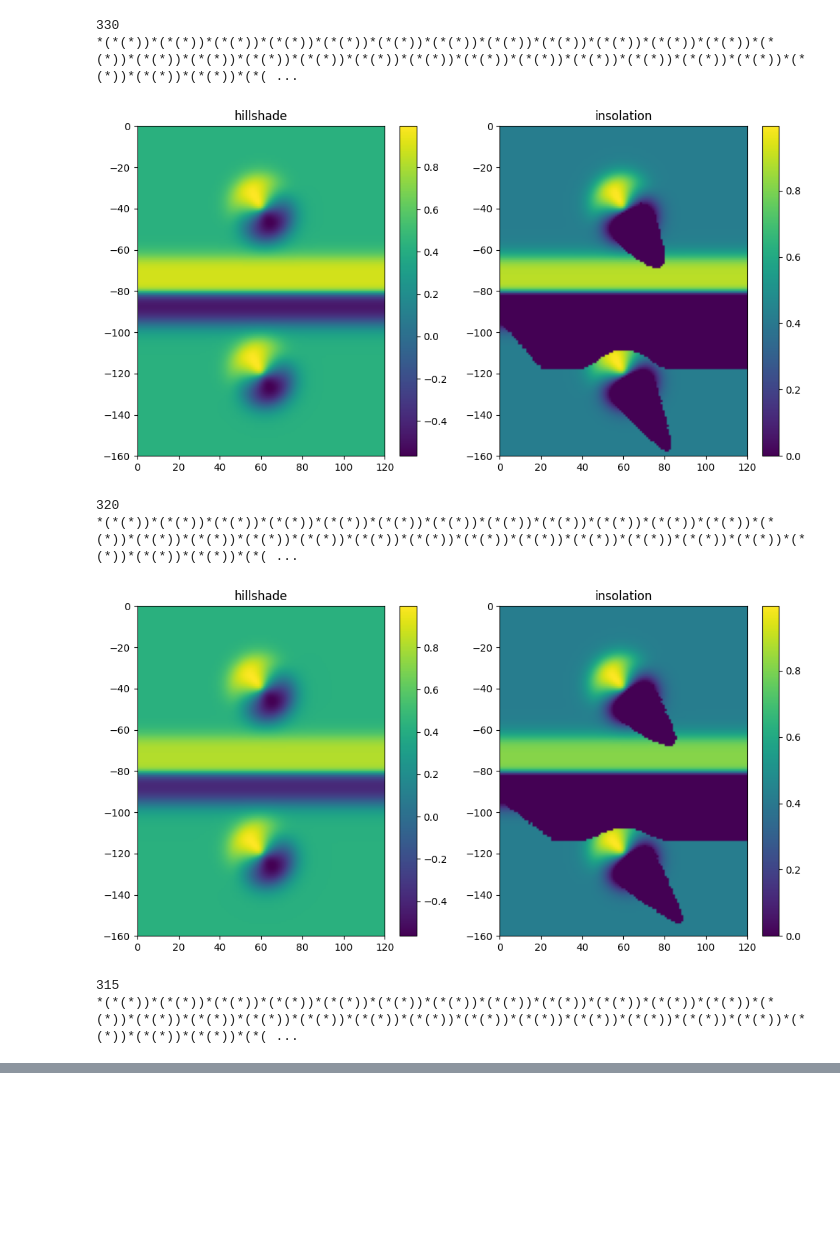
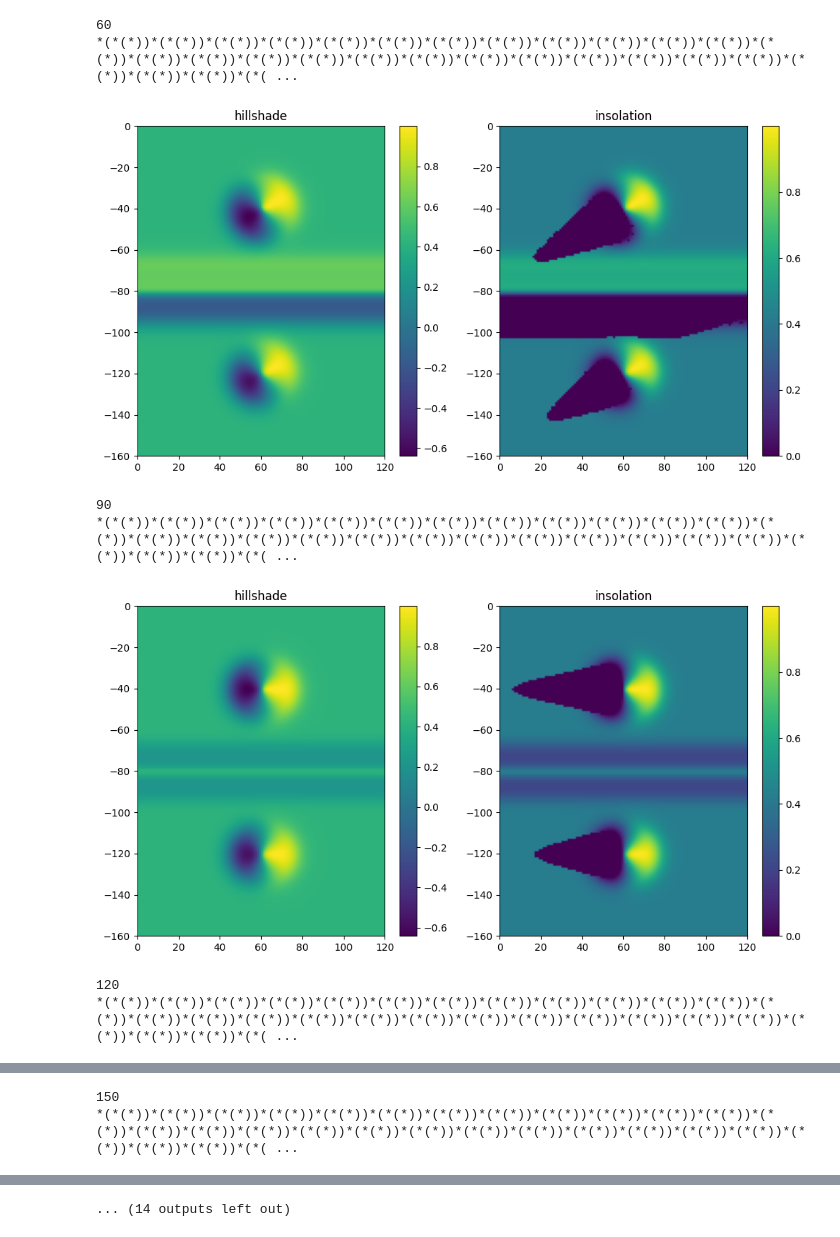
Before and after one commit to dankluskiewicz/insolation_model, a Jupyter notebook: development/shading.ipynb, the cells around one changed output, grey strips where cells are left out. Saved outputs shown, nothing was run; the diff lists cells and outputs as text; code cells hidden in the pictures; blank space fills up the shorter version.

```diff
--- a/development/shading.ipynb
+++ b/development/shading.ipynb
@@ -19,7 +19,7 @@ vis.hillshade(dem, solar_azimuth=45, solar_elevation=45, vmin=0, vmax=1)
 # %%
 solar_elevation_angle = 25
 
-for solar_azimuth_angle in -np.array([0, 10, 30, 40, 45]) % 360:
+for solar_azimuth_angle in np.arange(0, 361, 30):
     print(solar_azimuth_angle)
 
     hillshade = dem_to_hillshade(
@@ -47,8 +47,8 @@ for solar_azimuth_angle in -np.array([0, 10, 30, 40, 45]) % 360:
-330
+60
 *(*(*))*(*(*))*(*(*))*(*(*))*(*(*))*(*(*))*(*(*))*(*(*))*(*(*))*(*(*))*(*(*))*(*(*))*(*(*))*(*(*))*(*(*))*(*(*))*(*(*))*(*(*))*(*(*))*(*(*))*(*(*))*(*(*))*(*(*))*(*(*))*(*(*))*(*(*))*(*(*))*(*(*))*(*( ...
-[figure, old version]
+[figure, new version]
-320
+90
 *(*(*))*(*(*))*(*(*))*(*(*))*(*(*))*(*(*))*(*(*))*(*(*))*(*(*))*(*(*))*(*(*))*(*(*))*(*(*))*(*(*))*(*(*))*(*(*))*(*(*))*(*(*))*(*(*))*(*(*))*(*(*))*(*(*))*(*(*))*(*(*))*(*(*))*(*(*))*(*(*))*(*(*))*(*( ...
-[figure, old version]
+[figure, new version]
-315
+120
 *(*(*))*(*(*))*(*(*))*(*(*))*(*(*))*(*(*))*(*(*))*(*(*))*(*(*))*(*(*))*(*(*))*(*(*))*(*(*))*(*(*))*(*(*))*(*(*))*(*(*))*(*(*))*(*(*))*(*(*))*(*(*))*(*(*))*(*(*))*(*(*))*(*(*))*(*(*))*(*(*))*(*(*))*(*( ...
@@ -55,0 +56,2 @@ for solar_azimuth_angle in -np.array([0, 10, 30, 40, 45]) % 360:
+150
+*(*(*))*(*(*))*(*(*))*(*(*))*(*(*))*(*(*))*(*(*))*(*(*))*(*(*))*(*(*))*(*(*))*(*(*))*(*(*))*(*(*))*(*(*))*(*(*))*(*(*))*(*(*))*(*(*))*(*(*))*(*(*))*(*(*))*(*(*))*(*(*))*(*(*))*(*(*))*(*(*))*(*(*))*(*( ...
@@ -55,0 +59 @@ for solar_azimuth_angle in -np.array([0, 10, 30, 40, 45]) % 360:
+... (14 outputs left out)
```
Also changed, not shown: parts of 2 cells of this notebook, 2 other files.
